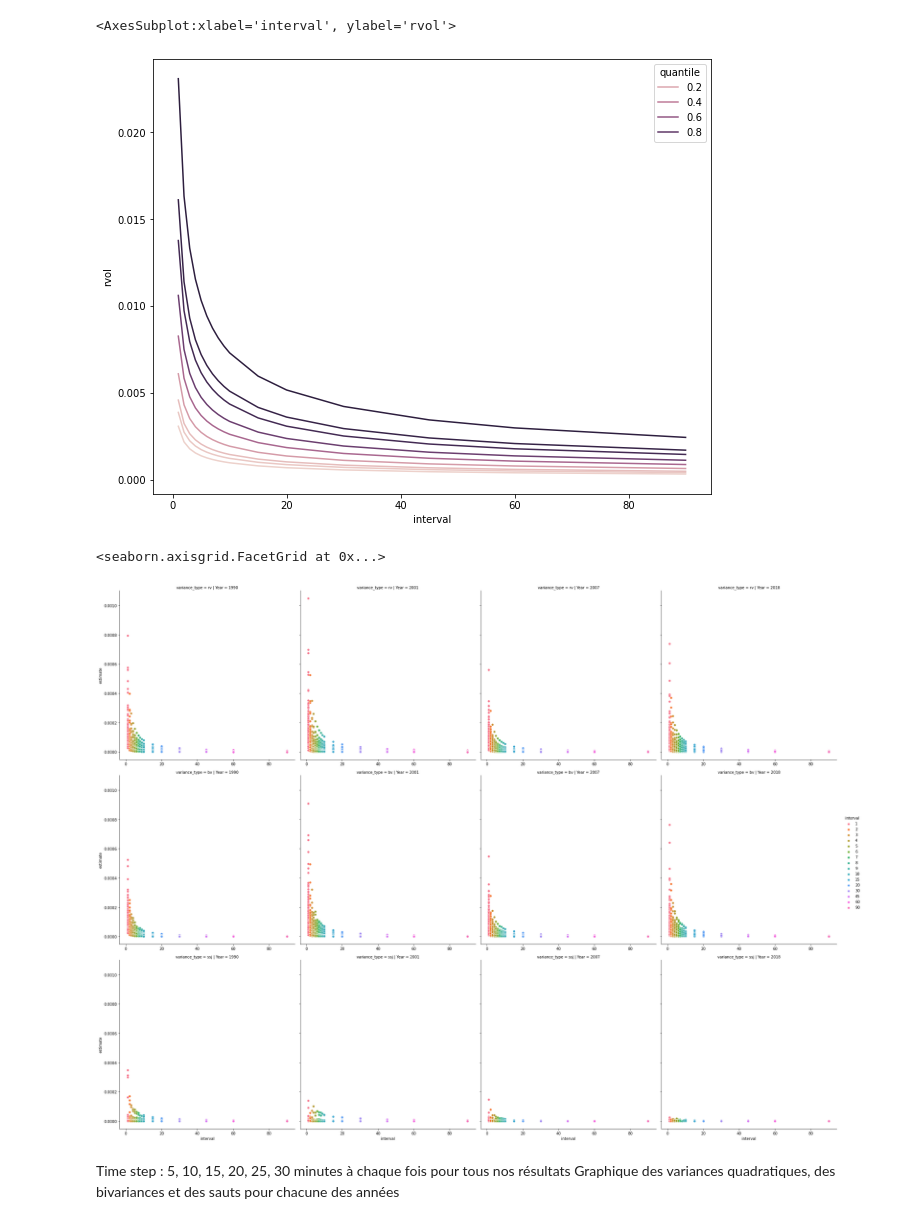
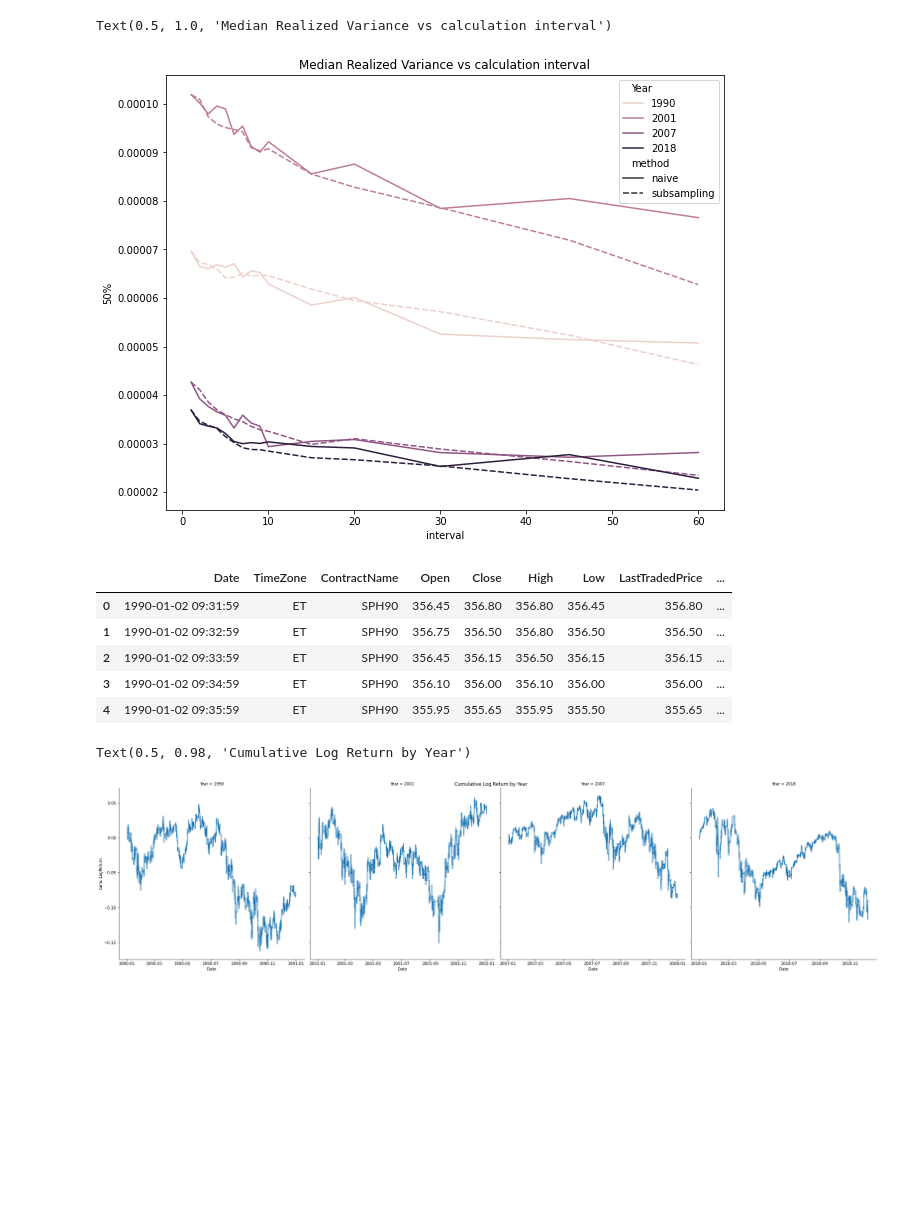
Before and after one commit to GarYves/HEC_ML_DEV2, a Jupyter notebook: exploration.ipynb, the cells around one changed output. Cells and saved outputs as stored; diff of their text form; code cells hidden in the pictures; blank space fills up the shorter version.

```diff
--- a/exploration.ipynb
+++ b/exploration.ipynb
@@ -110,18 +112,42 @@ qq["rvol"] = np.sqrt(qq["rv"])
 # %%
 plt.subplots(figsize=(10, 8))
-sns.lineplot(data=qq, x="interval", hue="quantile", y="rvol")
+ax = sns.lineplot(data=qq, x="interval", hue="Year", y="50%", style="method")
+ax.set_title('Median Realized Variance vs Calculation Interval')
 # %% [output]
-<AxesSubplot:xlabel='interval', ylabel='rvol'>
+Text(0.5, 1.0, 'Median Realized Variance vs calculation interval')
-[figure, old version]
+[figure, new version]
+# %%
+from load_and_tranform import DataLoader, DataCleaner
+
+pdfs = []
+for YEAR in [1990,2001,2007,2018]:
+    _pdf = DataLoader(YEAR).df
+    _pdf = DataCleaner(_pdf).df
+    pdfs.append(_pdf)
+# %%
+pdf = pd.concat(pdfs)
+# %%
+pdf.head()
+# %% [output]
+|  | Date | TimeZone | ContractName | Open | Close | High | Low | LastTradedPrice | ... |
+| 0 | 1990-01-02 09:31:59 | ET | SPH90 | 356.45 | 356.80 | 356.80 | 356.45 | 356.80 | ... |
+| 1 | 1990-01-02 09:32:59 | ET | SPH90 | 356.75 | 356.50 | 356.80 | 356.50 | 356.50 | ... |
+| 2 | 1990-01-02 09:33:59 | ET | SPH90 | 356.45 | 356.15 | 356.50 | 356.15 | 356.15 | ... |
+| 3 | 1990-01-02 09:34:59 | ET | SPH90 | 356.10 | 356.00 | 356.10 | 356.00 | 356.00 | ... |
+| 4 | 1990-01-02 09:35:59 | ET | SPH90 | 355.95 | 355.65 | 355.95 | 355.50 | 355.65 | ... |
+# %%
+
+pdf["Date"] = pd.to_datetime(pdf.Date)
+pdf["Year"] = pdf.Date.dt.year
+cumulLogReturn = pdf.groupby("Year").apply(lambda x: x.LogReturn.cumsum())
+# %%
+pdf["cumulLogReturn"] = cumulLogReturn.values
 # %%
-rdf["_estimate"] = np.sqrt(rdf["estimate"])
-srdf = rdf.loc[rdf.method=="subsampling"]
-g = sns.FacetGrid(data=srdf, row="variance_type", col="Year", hue="interval", sharex=False, height=7)
-g.map_dataframe(sns.scatterplot, x="interval", y="estimate", legend="full")
+g = sns.FacetGrid(data=pdf, col="Year", sharex=False, height=7, palette="magma")
+g.map_dataframe(sns.lineplot, x="Date", y="cumulLogReturn", legend="full")
 g.add_legend()
+g.fig.subplots_adjust(top=0.95)
+g.fig.suptitle('Cumulative Log Return by Year')
 # %% [output]
-<seaborn.axisgrid.FacetGrid at 0x...>
+Text(0.5, 0.98, 'Cumulative Log Return by Year')
-[figure, old version]
+[figure, new version]
-# %% [markdown]
-Time step : 5, 10, 15, 20, 25, 30 minutes à chaque fois pour tous nos résultats
-Graphique des variances quadratiques, des bivariances et des sauts pour chacune des années
```
Also changed, not shown: parts of 17 cells of this notebook, 12 other files.
